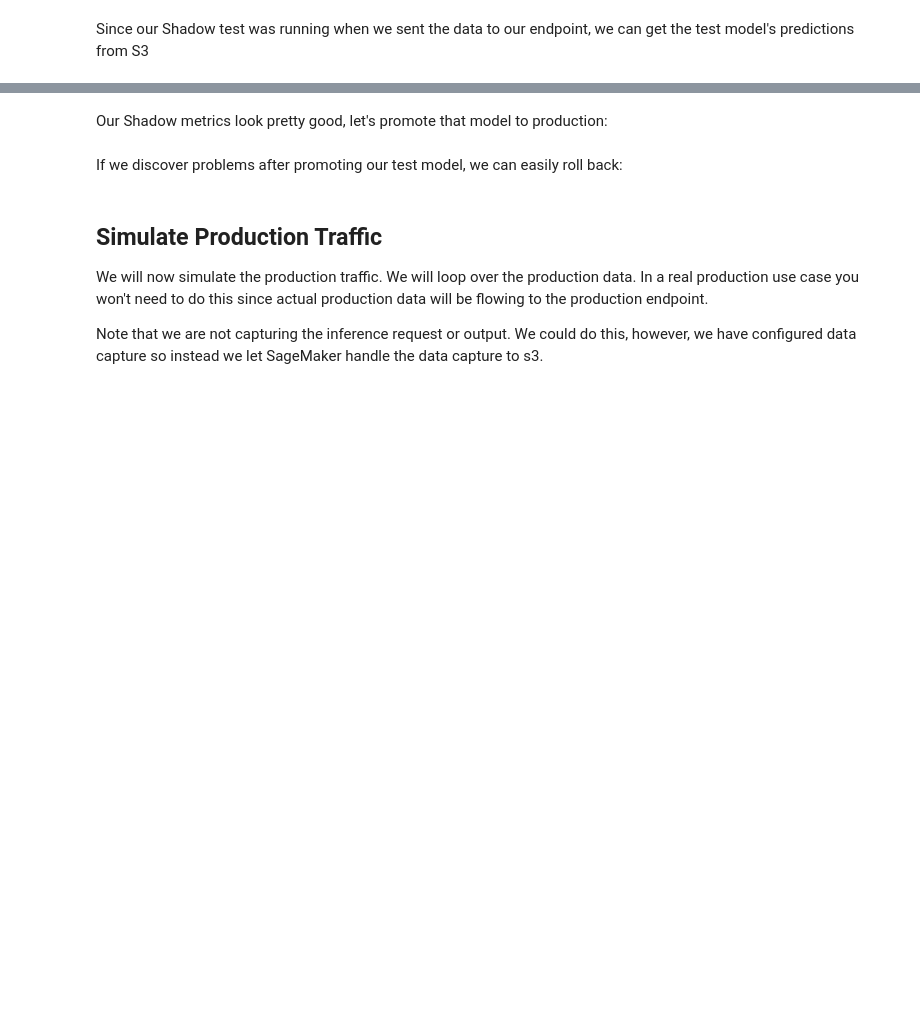
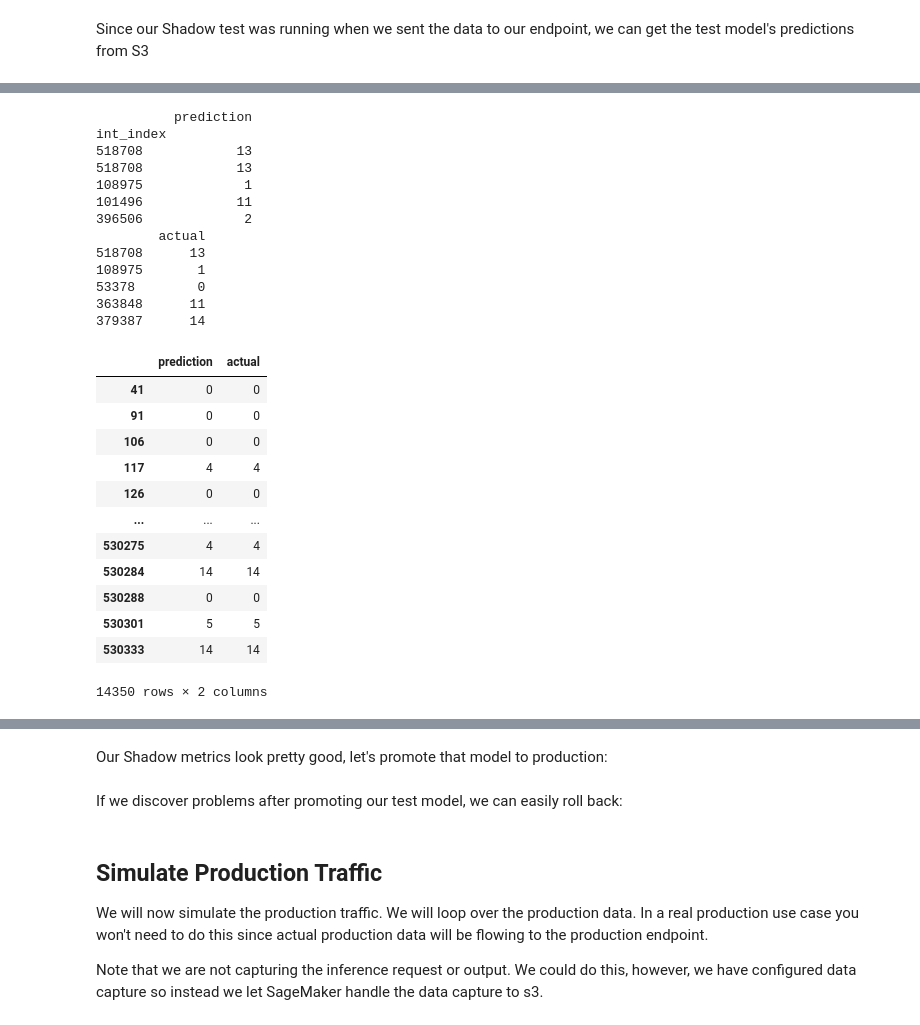
Before and after one commit to sengstacken/labs, a Jupyter notebook: tabular/webtraffic_xgboost/XGBoost-WebTraffic-ShadowTest.ipynb, the cells around one changed output, grey strips where cells are left out. Saved outputs shown, nothing was run; the diff lists cells and outputs as text; code cells hidden in the pictures; blank space fills up the shorter version.

```diff
--- a/tabular/webtraffic_xgboost/XGBoost-WebTraffic-ShadowTest.ipynb
+++ b/tabular/webtraffic_xgboost/XGBoost-WebTraffic-ShadowTest.ipynb
@@ -639,0 +649,4 @@ len(shadowout)
+# %%
+true_df = pd.DataFrame(holdout.Target.values)
+true_df.set_index(holdout.index, inplace=True)
+true_df
@@ -639,0 +667,38 @@ len(shadowout)
+# %%
+shadow_df = pd.DataFrame(shadowout)
+shadow_df['int_index'] = shadow_df[1].map(int)
+shadow_df.set_index('int_index', inplace=True)
+shadow_df.rename(columns={0:'prediction'}, inplace=True)
+true_df.rename(columns={0:'actual'}, inplace=True)
+shadow_df.drop(columns=[1], axis=1, inplace=True)
+print(shadow_df.head())
+print(true_df.head())
+all_df = shadow_df.merge(true_df, left_index=True, right_index=True)
+all_df
+# %% [output]
+          prediction
+int_index
+518708            13
+518708            13
+108975             1
+101496            11
+396506             2
+        actual
+518708      13
+108975       1
+53378        0
+363848      11
+379387      14
+|  | prediction | actual |
+| 41 | 0 | 0 |
+| 91 | 0 | 0 |
+| 106 | 0 | 0 |
+| 117 | 4 | 4 |
+| 126 | 0 | 0 |
+| ... | ... | ... |
+| 530275 | 4 | 4 |
+| 530284 | 14 | 14 |
+| 530288 | 0 | 0 |
+| 530301 | 5 | 5 |
+| 530333 | 14 | 14 |
+14350 rows × 2 columns
```
Also changed, not shown: parts of 40 cells of this notebook.
